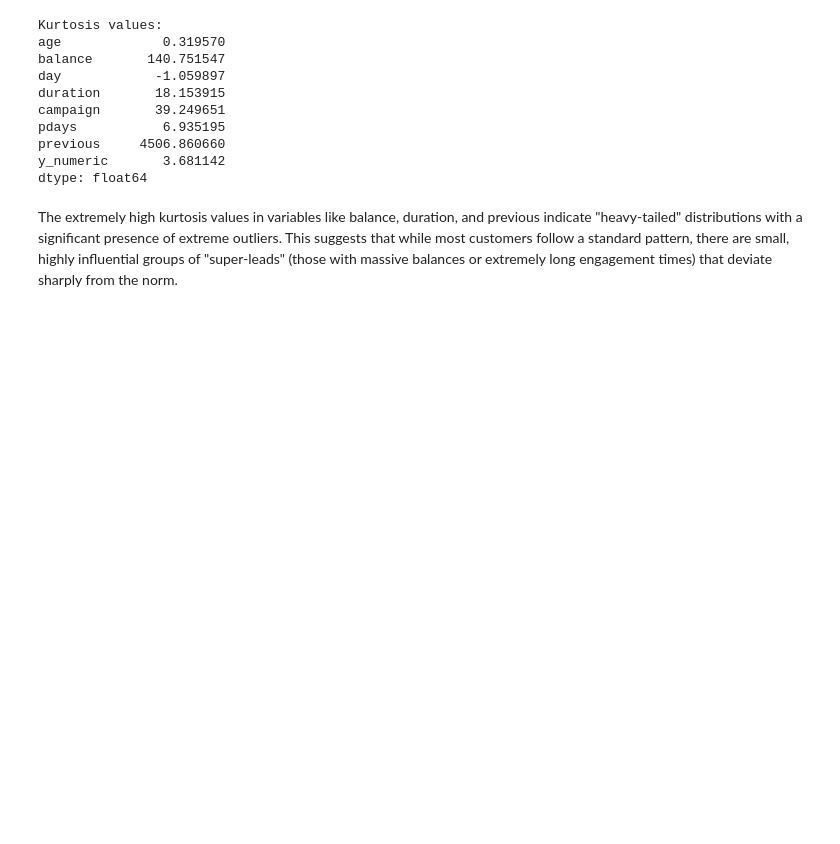
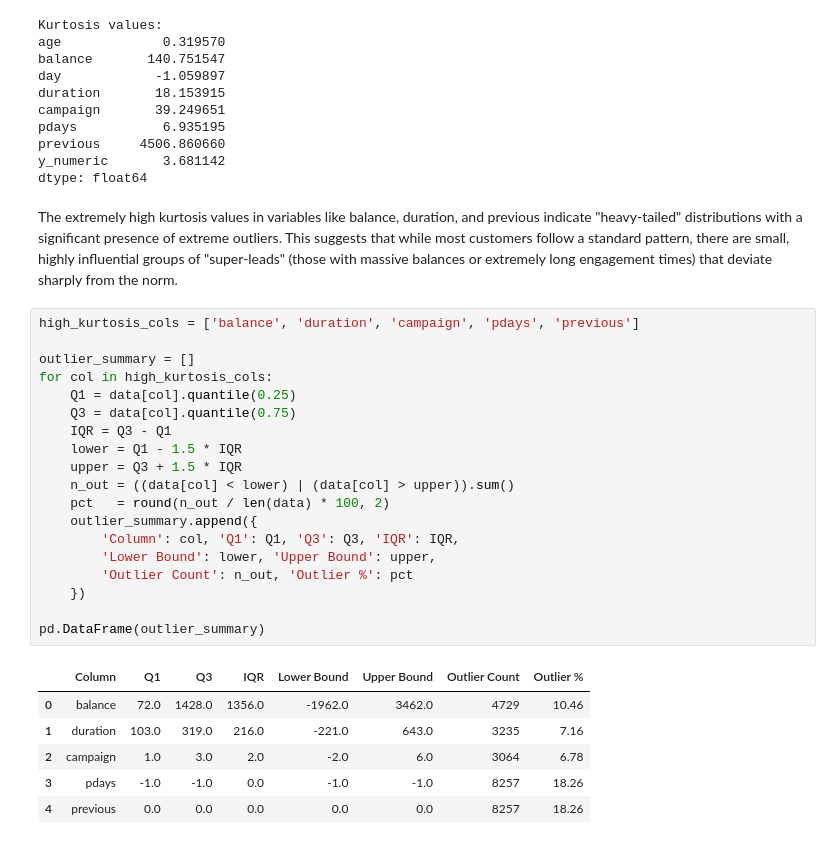
Before and after one commit to Raeesa12/FUTURE_DS_03, a Jupyter notebook: Notebook and Dataset/funnel_analysis.ipynb, the cells around one changed output. Saved outputs shown, nothing was run; the diff lists cells and outputs as text; blank space fills up the shorter version.

```diff
--- a/Notebook and Dataset/funnel_analysis.ipynb
+++ b/Notebook and Dataset/funnel_analysis.ipynb
@@ -165,3 +165,29 @@ y_numeric       3.681142
 dtype: float64
 # %% [markdown]
 The extremely high kurtosis values in variables like balance, duration, and previous indicate "heavy-tailed" distributions with a significant presence of extreme outliers. This suggests that while most customers follow a standard pattern, there are small, highly influential groups of "super-leads" (those with massive balances or extremely long engagement times) that deviate sharply from the norm.
+# %%
+high_kurtosis_cols = ['balance', 'duration', 'campaign', 'pdays', 'previous']
+
+outlier_summary = []
+for col in high_kurtosis_cols:
+    Q1 = data[col].quantile(0.25)
+    Q3 = data[col].quantile(0.75)
+    IQR = Q3 - Q1
+    lower = Q1 - 1.5 * IQR
+    upper = Q3 + 1.5 * IQR
+    n_out = ((data[col] < lower) | (data[col] > upper)).sum()
+    pct   = round(n_out / len(data) * 100, 2)
+    outlier_summary.append({
+        'Column': col, 'Q1': Q1, 'Q3': Q3, 'IQR': IQR,
+        'Lower Bound': lower, 'Upper Bound': upper,
+        'Outlier Count': n_out, 'Outlier %': pct
+    })
+
+pd.DataFrame(outlier_summary)
+# %% [output]
+|  | Column | Q1 | Q3 | IQR | Lower Bound | Upper Bound | Outlier Count | Outlier % |
+| 0 | balance | 72.0 | 1428.0 | 1356.0 | -1962.0 | 3462.0 | 4729 | 10.46 |
+| 1 | duration | 103.0 | 319.0 | 216.0 | -221.0 | 643.0 | 3235 | 7.16 |
+| 2 | campaign | 1.0 | 3.0 | 2.0 | -2.0 | 6.0 | 3064 | 6.78 |
+| 3 | pdays | -1.0 | -1.0 | 0.0 | -1.0 | -1.0 | 8257 | 18.26 |
+| 4 | previous | 0.0 | 0.0 | 0.0 | 0.0 | 0.0 | 8257 | 18.26 |
```
Also changed, not shown: parts of 12 cells of this notebook, 1 other file.
